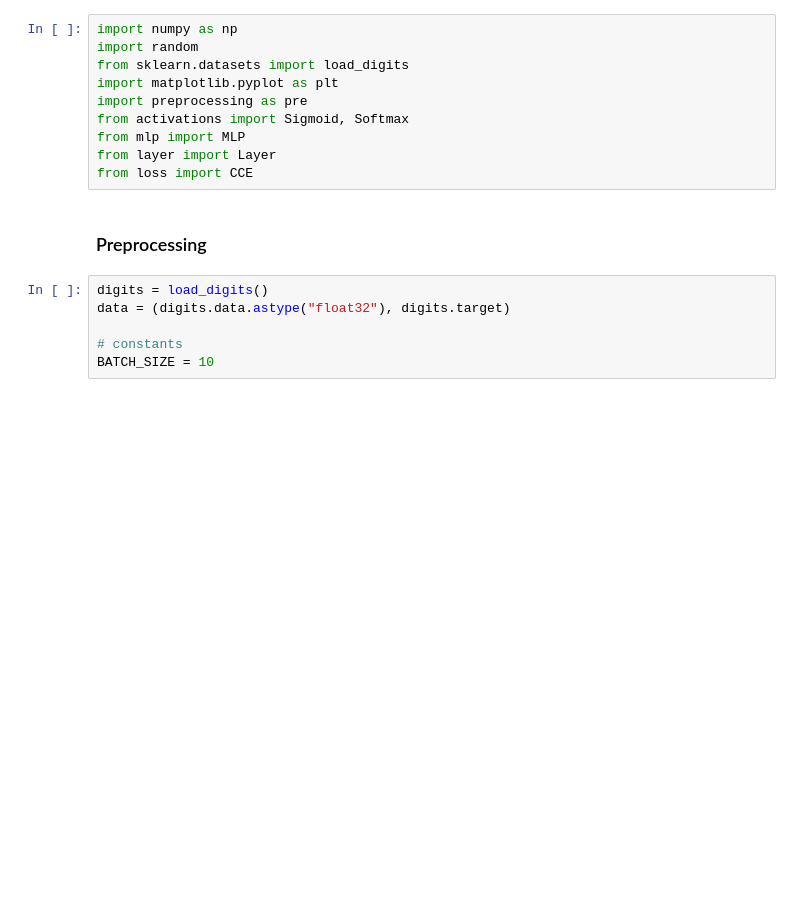
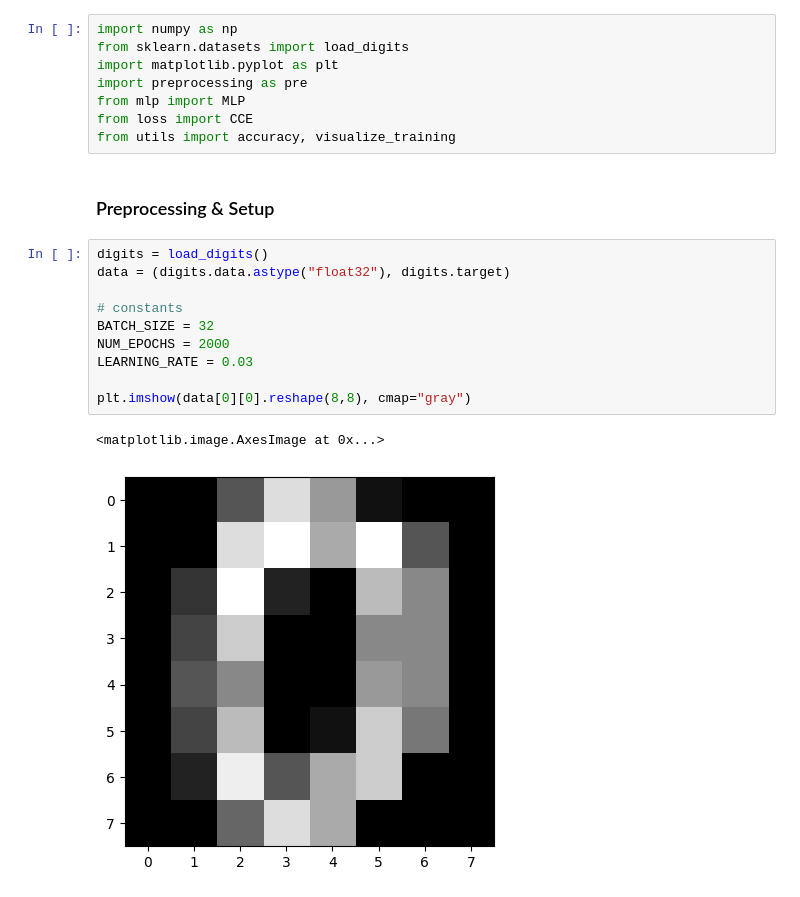
Before and after one commit to jannisleu/iANNwTF, a Jupyter notebook: HW1/homework01.ipynb, the cells around one changed output. Drawn from its saved outputs; the diff is of its cells as text; blank space fills up the shorter version.

Commit message:
added performance measurement and visualizations

```diff
--- a/HW1/homework01.ipynb
+++ b/HW1/homework01.ipynb
@@ -7,18 +4,23 @@ The autoreload extension is already loaded. To reload it, use:
 # %%
 import numpy as np
-import random
 from sklearn.datasets import load_digits
 import matplotlib.pyplot as plt
 import preprocessing as pre
-from activations import Sigmoid, Softmax
 from mlp import MLP
-from layer import Layer
 from loss import CCE
+from utils import accuracy, visualize_training
 # %% [markdown]
-### Preprocessing ###
+### Preprocessing & Setup
 # %%
 digits = load_digits()
 data = (digits.data.astype("float32"), digits.target)
 
 # constants
-BATCH_SIZE = 10
+BATCH_SIZE = 32
+NUM_EPOCHS = 2000
+LEARNING_RATE = 0.03
+
+plt.imshow(data[0][0].reshape(8,8), cmap="gray")
+# %% [output]
+<matplotlib.image.AxesImage at 0x...>
+[figure, added]
```
Also changed, not shown: parts of 10 cells of this notebook, 3 other files.
